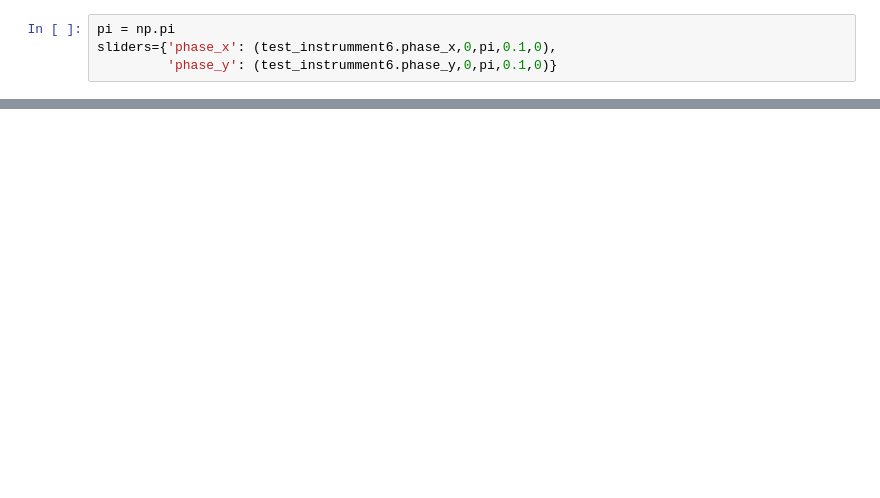
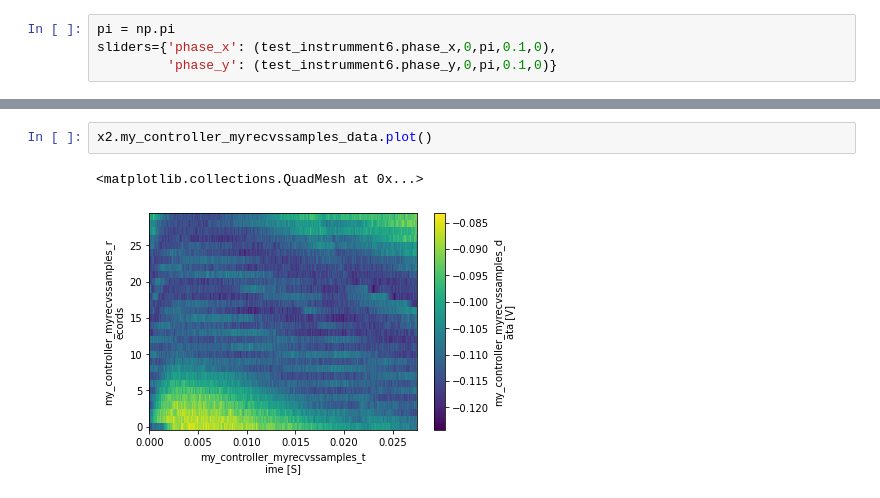
Before and after one commit to qdev-dk/pulsequantum, a Jupyter notebook: docs/example_notebooks/live_stream-6Jul2021.ipynb, the cells around one changed output, grey strips where cells are left out. Drawn from its saved outputs; the diff is of its cells as text; blank space fills up the shorter version.

```diff
--- a/docs/example_notebooks/live_stream-6Jul2021.ipynb
+++ b/docs/example_notebooks/live_stream-6Jul2021.ipynb
@@ -200,0 +269,5 @@ AttributeError: 'tuple' object has no attribute 'label'
+# %%
+x2.my_controller_myrecvssamples_data.plot()
+# %% [output]
+<matplotlib.collections.QuadMesh at 0x...>
+[figure, added]
```
Also changed, not shown: parts of 15 cells of this notebook.
